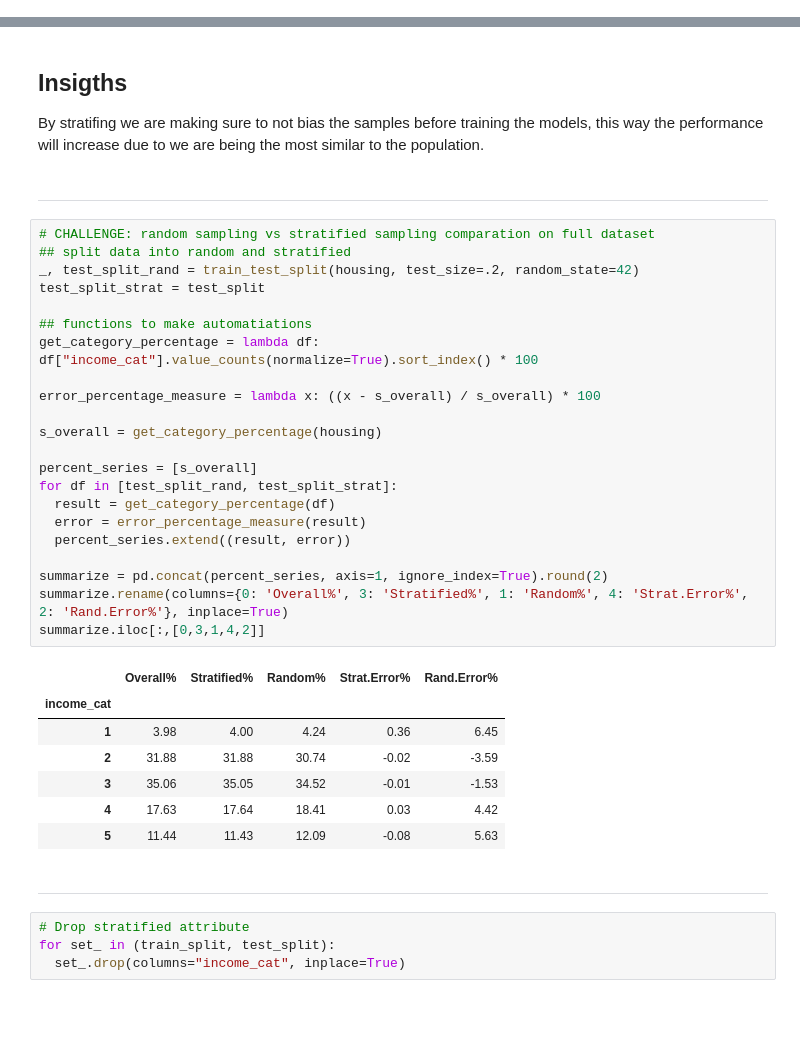
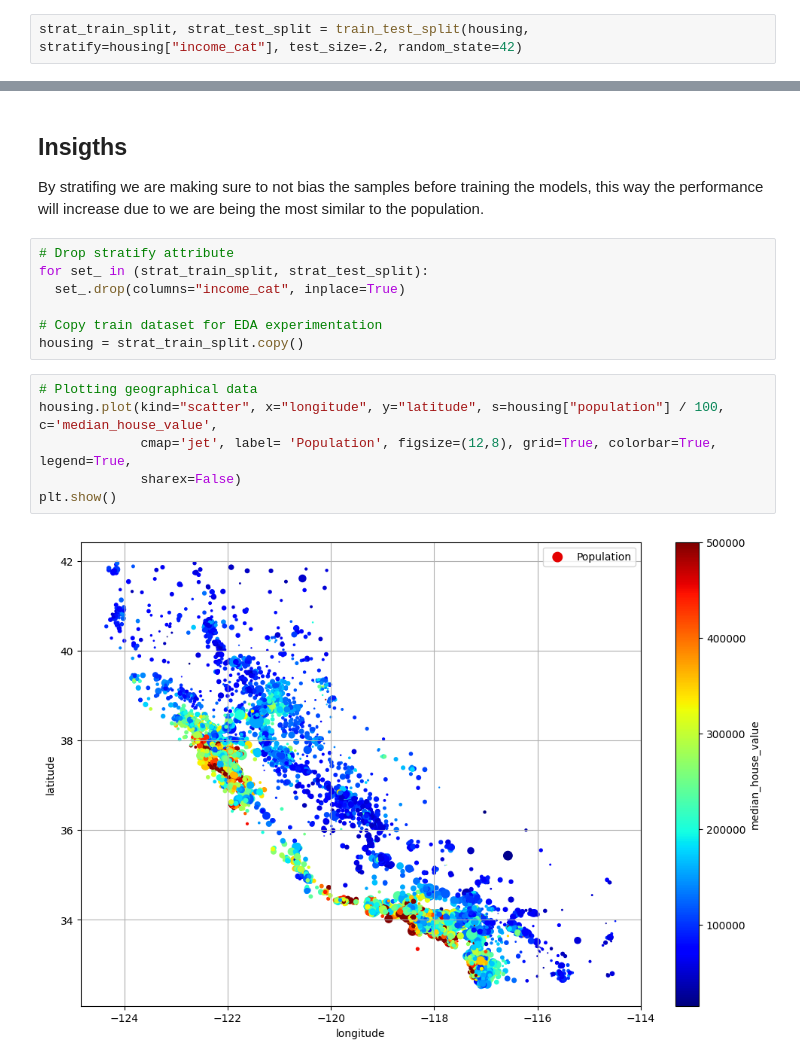
Before and after one commit to Juan-D-Wills/end-to-end-ML-project, a Jupyter notebook: House_pricing_book_example.ipynb, the cells around one changed output, grey strips where cells are left out. Saved outputs shown, nothing was run; the diff lists cells and outputs as text; blank space fills up the shorter version.

Commit message:
step:  exploring data correlation

```diff
--- a/House_pricing_book_example.ipynb
+++ b/House_pricing_book_example.ipynb
@@ -156,2 +165,4 @@ train_split, test_split = train_test_split(housing, stratify=housing["income_cat
 # %% [output]
 [figure]
+# %%
+strat_train_split, strat_test_split = train_test_split(housing, stratify=housing["income_cat"], test_size=.2, random_state=42)
@@ -158,41 +199,18 @@ train_split, test_split = train_test_split(housing, stratify=housing["income_cat
 # %% [markdown]
 ## Insigths
 By stratifing we are making sure to not bias the samples before training the models, this way the performance will increase due to we are being the most similar to the population.
-# %% [markdown]
----
-# %%
-# CHALLENGE: random sampling vs stratified sampling comparation on full dataset
-## split data into random and stratified
-_, test_split_rand = train_test_split(housing, test_size=.2, random_state=42)
-test_split_strat = test_split
-
-## functions to make automatiations
-get_category_percentage = lambda df: df["income_cat"].value_counts(normalize=True).sort_index() * 100
-
-error_percentage_measure = lambda x: ((x - s_overall) / s_overall) * 100
-
-s_overall = get_category_percentage(housing)
-
-percent_series = [s_overall]
-for df in [test_split_rand, test_split_strat]:
-  result = get_category_percentage(df)
-  error = error_percentage_measure(result)
-  percent_series.extend((result, error))
-
-summarize = pd.concat(percent_series, axis=1, ignore_index=True).round(2)
-summarize.rename(columns={0: 'Overall%', 3: 'Stratified%', 1: 'Random%', 4: 'Strat.Error%', 2: 'Rand.Error%'}, inplace=True)
-summarize.iloc[:,[0,3,1,4,2]]
-# %% [output]
-|  | Overall% | Stratified% | Random% | Strat.Error% | Rand.Error% |
-| income_cat |  |  |  |  |  |
-| 1 | 3.98 | 4.00 | 4.24 | 0.36 | 6.45 |
-| 2 | 31.88 | 31.88 | 30.74 | -0.02 | -3.59 |
-| 3 | 35.06 | 35.05 | 34.52 | -0.01 | -1.53 |
-| 4 | 17.63 | 17.64 | 18.41 | 0.03 | 4.42 |
-| 5 | 11.44 | 11.43 | 12.09 | -0.08 | 5.63 |
-# %% [markdown]
----
 # %%
-# Drop stratified attribute
-for set_ in (train_split, test_split):
+# Drop stratify attribute
+for set_ in (strat_train_split, strat_test_split):
   set_.drop(columns="income_cat", inplace=True)
+
+# Copy train dataset for EDA experimentation
+housing = strat_train_split.copy()
+# %%
+# Plotting geographical data
+housing.plot(kind="scatter", x="longitude", y="latitude", s=housing["population"] / 100, c='median_house_value',
+             cmap='jet', label= 'Population', figsize=(12,8), grid=True, colorbar=True, legend=True,
+             sharex=False)
+plt.show()
+# %% [output]
+[figure, added]
```
Also changed, not shown: parts of 12 cells of this notebook.
